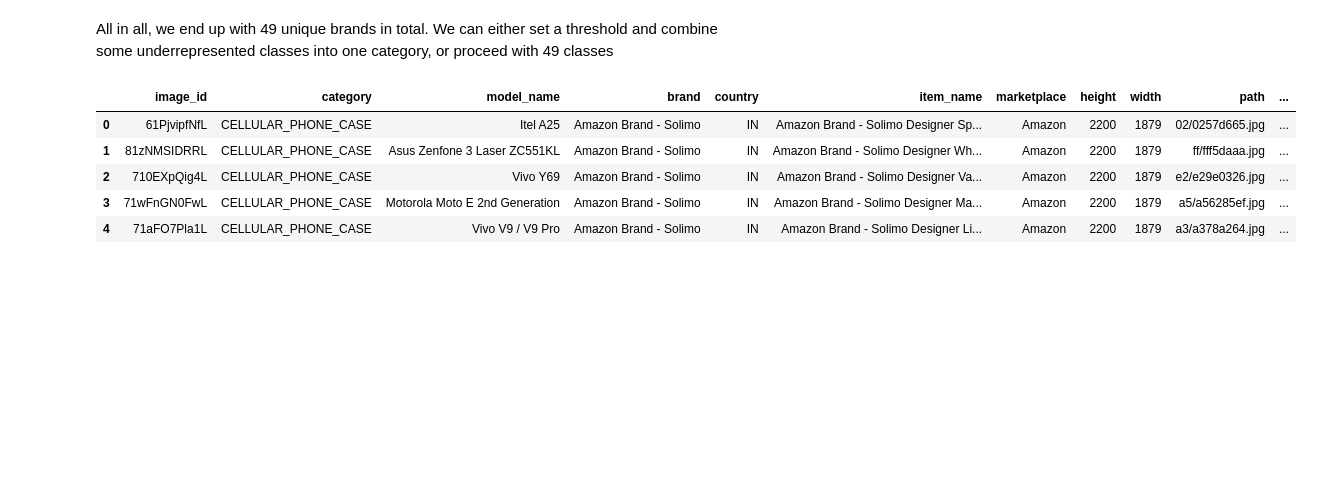
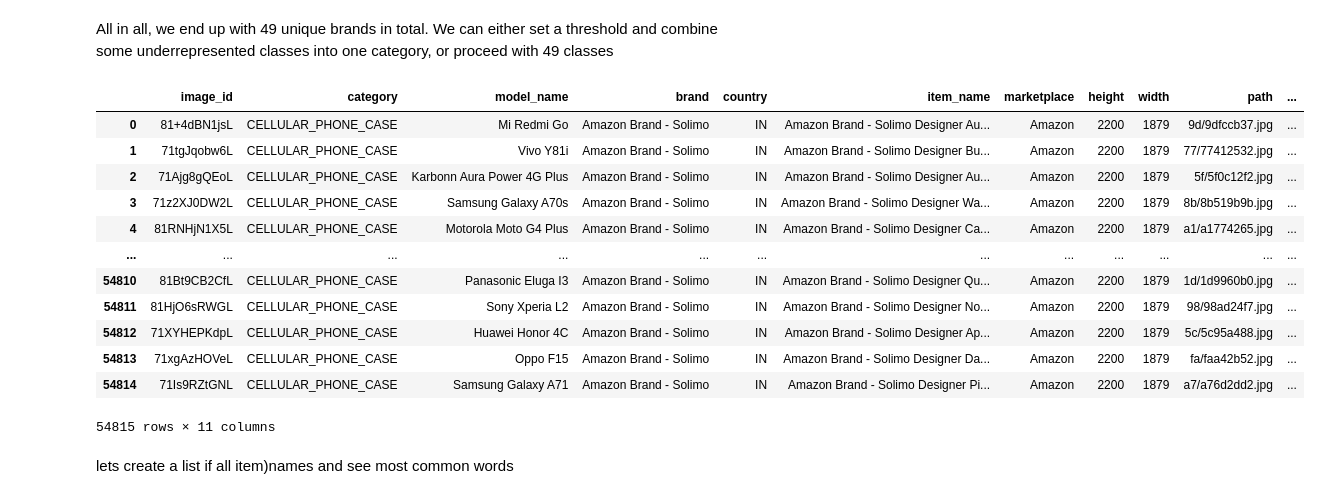
Before and after one commit to fedorTurchenko18/dsc-515, a Jupyter notebook: metadata/res_analysis.ipynb, the cells around one changed output. Cells and saved outputs as stored; diff of their text form; code cells hidden in the pictures; blank space fills up the shorter version.

```diff
--- a/metadata/res_analysis.ipynb
+++ b/metadata/res_analysis.ipynb
@@ -246,11 +250,20 @@ All in all, we end up with 49 unique brands in total. We can either set a thresh
 # %%
 image_metadata_df_2200x1879.to_csv('images_phone_cases.csv', index=False)
 # %%
-image_metadata_df_2200x1879.head()
+image_metadata_df_2200x1879
 # %% [output]
 |  | image_id | category | model_name | brand | country | item_name | marketplace | height | width | path | ... |
-| 0 | 61PjvipfNfL | CELLULAR_PHONE_CASE | Itel A25 | Amazon Brand - Solimo | IN | Amazon Brand - Solimo Designer Sp... | Amazon | 2200 | 1879 | 02/0257d665.jpg | ... |
-| 1 | 81zNMSIDRRL | CELLULAR_PHONE_CASE | Asus Zenfone 3 Laser ZC551KL | Amazon Brand - Solimo | IN | Amazon Brand - Solimo Designer Wh... | Amazon | 2200 | 1879 | ff/fff5daaa.jpg | ... |
-| 2 | 710EXpQig4L | CELLULAR_PHONE_CASE | Vivo Y69 | Amazon Brand - Solimo | IN | Amazon Brand - Solimo Designer Va... | Amazon | 2200 | 1879 | e2/e29e0326.jpg | ... |
-| 3 | 71wFnGN0FwL | CELLULAR_PHONE_CASE | Motorola Moto E 2nd Generation | Amazon Brand - Solimo | IN | Amazon Brand - Solimo Designer Ma... | Amazon | 2200 | 1879 | a5/a56285ef.jpg | ... |
-| 4 | 71aFO7Pla1L | CELLULAR_PHONE_CASE | Vivo V9 / V9 Pro | Amazon Brand - Solimo | IN | Amazon Brand - Solimo Designer Li... | Amazon | 2200 | 1879 | a3/a378a264.jpg | ... |
+| 0 | 81+4dBN1jsL | CELLULAR_PHONE_CASE | Mi Redmi Go | Amazon Brand - Solimo | IN | Amazon Brand - Solimo Designer Au... | Amazon | 2200 | 1879 | 9d/9dfccb37.jpg | ... |
+| 1 | 71tgJqobw6L | CELLULAR_PHONE_CASE | Vivo Y81i | Amazon Brand - Solimo | IN | Amazon Brand - Solimo Designer Bu... | Amazon | 2200 | 1879 | 77/77412532.jpg | ... |
+| 2 | 71Ajg8gQEoL | CELLULAR_PHONE_CASE | Karbonn Aura Power 4G Plus | Amazon Brand - Solimo | IN | Amazon Brand - Solimo Designer Au... | Amazon | 2200 | 1879 | 5f/5f0c12f2.jpg | ... |
+| 3 | 71z2XJ0DW2L | CELLULAR_PHONE_CASE | Samsung Galaxy A70s | Amazon Brand - Solimo | IN | Amazon Brand - Solimo Designer Wa... | Amazon | 2200 | 1879 | 8b/8b519b9b.jpg | ... |
+| 4 | 81RNHjN1X5L | CELLULAR_PHONE_CASE | Motorola Moto G4 Plus | Amazon Brand - Solimo | IN | Amazon Brand - Solimo Designer Ca... | Amazon | 2200 | 1879 | a1/a1774265.jpg | ... |
+| ... | ... | ... | ... | ... | ... | ... | ... | ... | ... | ... | ... |
+| 54810 | 81Bt9CB2CfL | CELLULAR_PHONE_CASE | Panasonic Eluga I3 | Amazon Brand - Solimo | IN | Amazon Brand - Solimo Designer Qu... | Amazon | 2200 | 1879 | 1d/1d9960b0.jpg | ... |
+| 54811 | 81HjO6sRWGL | CELLULAR_PHONE_CASE | Sony Xperia L2 | Amazon Brand - Solimo | IN | Amazon Brand - Solimo Designer No... | Amazon | 2200 | 1879 | 98/98ad24f7.jpg | ... |
+| 54812 | 71XYHEPKdpL | CELLULAR_PHONE_CASE | Huawei Honor 4C | Amazon Brand - Solimo | IN | Amazon Brand - Solimo Designer Ap... | Amazon | 2200 | 1879 | 5c/5c95a488.jpg | ... |
+| 54813 | 71xgAzHOVeL | CELLULAR_PHONE_CASE | Oppo F15 | Amazon Brand - Solimo | IN | Amazon Brand - Solimo Designer Da... | Amazon | 2200 | 1879 | fa/faa42b52.jpg | ... |
+| 54814 | 71Is9RZtGNL | CELLULAR_PHONE_CASE | Samsung Galaxy A71 | Amazon Brand - Solimo | IN | Amazon Brand - Solimo Designer Pi... | Amazon | 2200 | 1879 | a7/a76d2dd2.jpg | ... |
+54815 rows × 11 columns
+# %% [markdown]
+lets create a list if all item)names and see most common words
```
Also changed, not shown: parts of 25 cells of this notebook, 4 other files.
